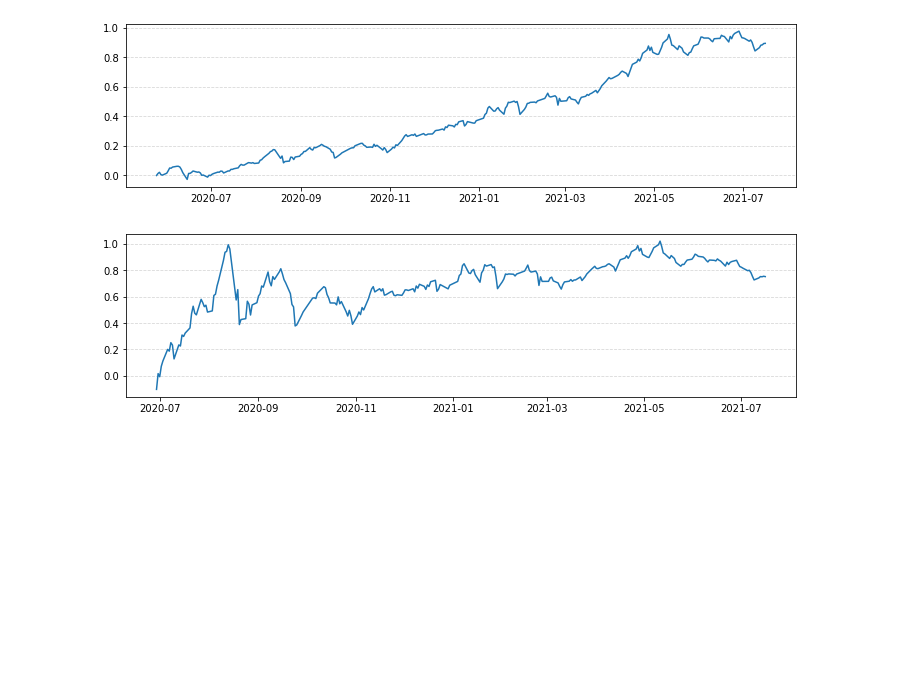
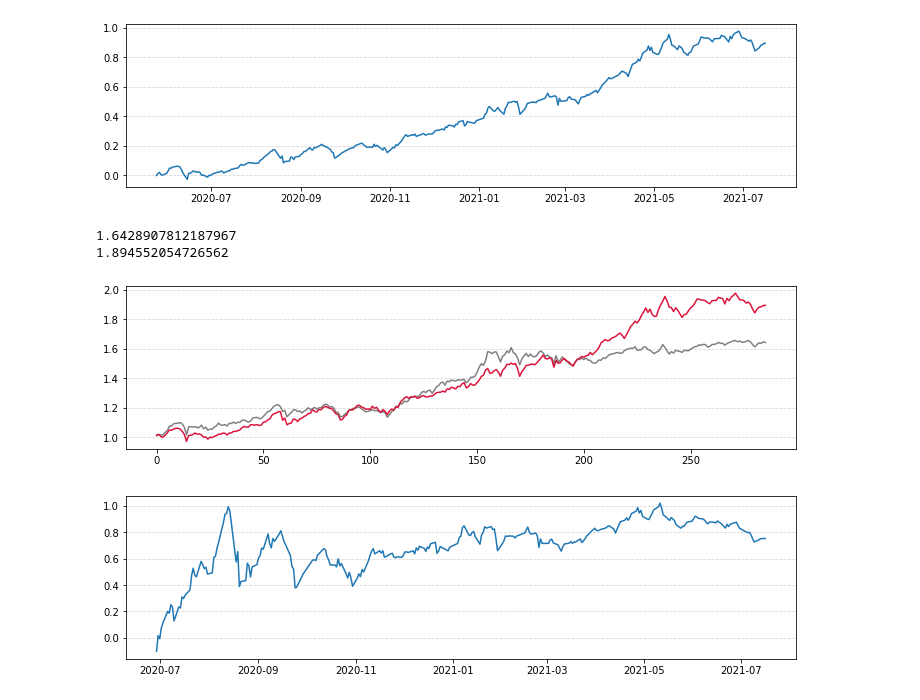
Before and after one commit to ajcltm/BackTesting, a Jupyter notebook: quality_value(7.18).ipynb, the cells around one changed output. Saved outputs shown, nothing was run; the diff lists cells and outputs as text; code cells hidden in the pictures; blank space fills up the shorter version.

```diff
--- a/quality_value(7.18).ipynb
+++ b/quality_value(7.18).ipynb
@@ -132,6 +132,29 @@ plt.plot(result['date'], result['cumulative_return'])
 plt.grid(axis='y', linestyle='--', alpha=.5)
 # %% [output]
 [figure]
+# %%
+x=1
+xs=[]
+for k in range(0, len(result['bench_return'].iloc[1:])) :
+    x=x*(1+result['bench_return'][k+1])
+    xs.append(x)
+print(x)
+
+y=1
+ys=[]
+for k in range(0, len(result['portfolio_return'].iloc[1:])) :
+    y=y*(1+result['portfolio_return'][k+1])
+    ys.append(y)
+print(y)
+
+plt.figure(figsize=(12,3))
+plt.plot(xs, c='gray')
+plt.plot(ys, c='crimson')
+plt.grid(axis='y', linestyle='--', alpha=.5)
+# %% [output]
+1.6428907812187967
+1.894552054726562
+[figure, added]
 # %%
 plt.figure(figsize=(12,3))
 plt.plot(result['date'].iloc[25:], result['annualized_return'].iloc[25:])
```
Also changed, not shown: parts of 6 cells of this notebook, 1 other file.
